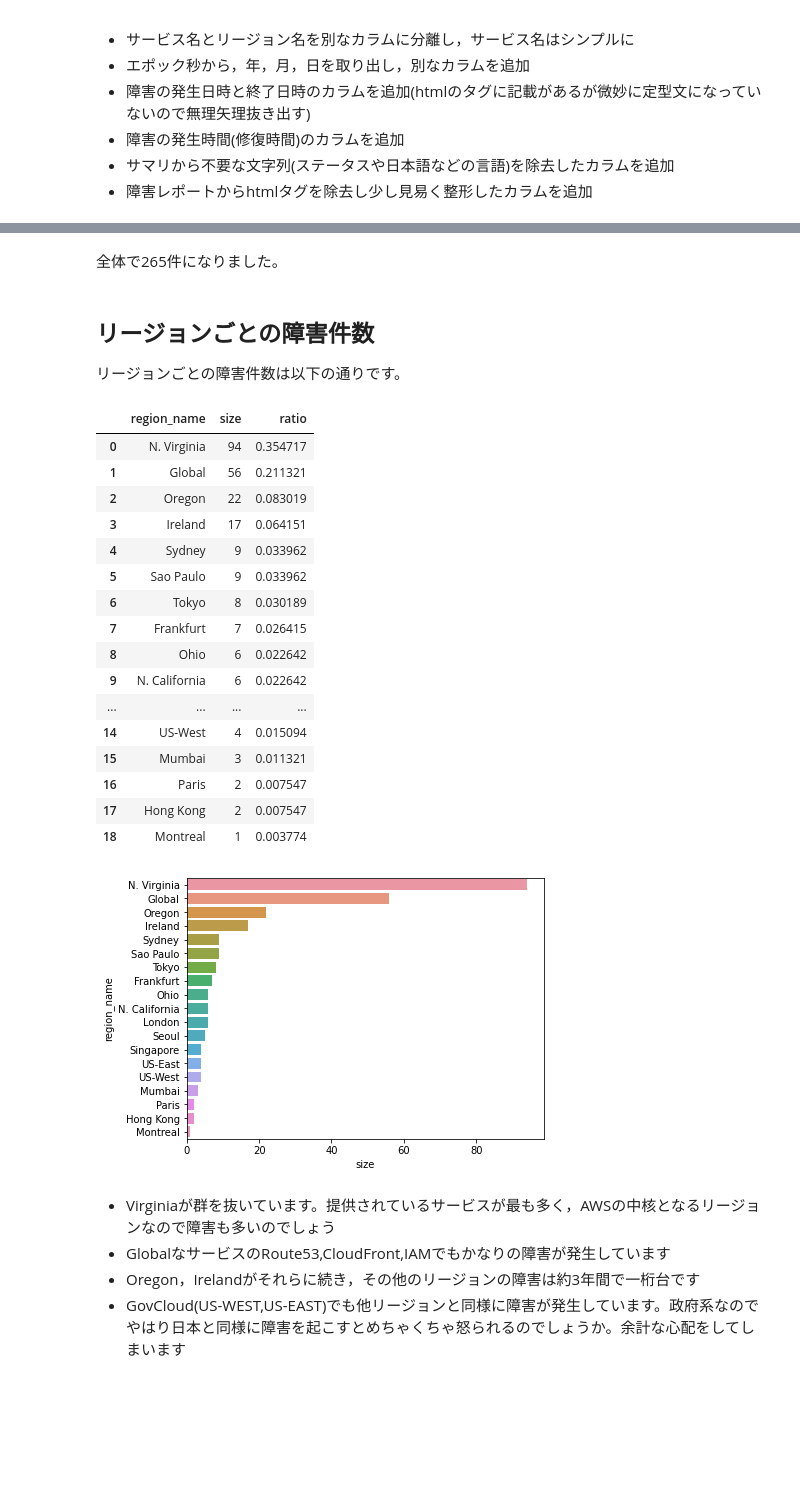
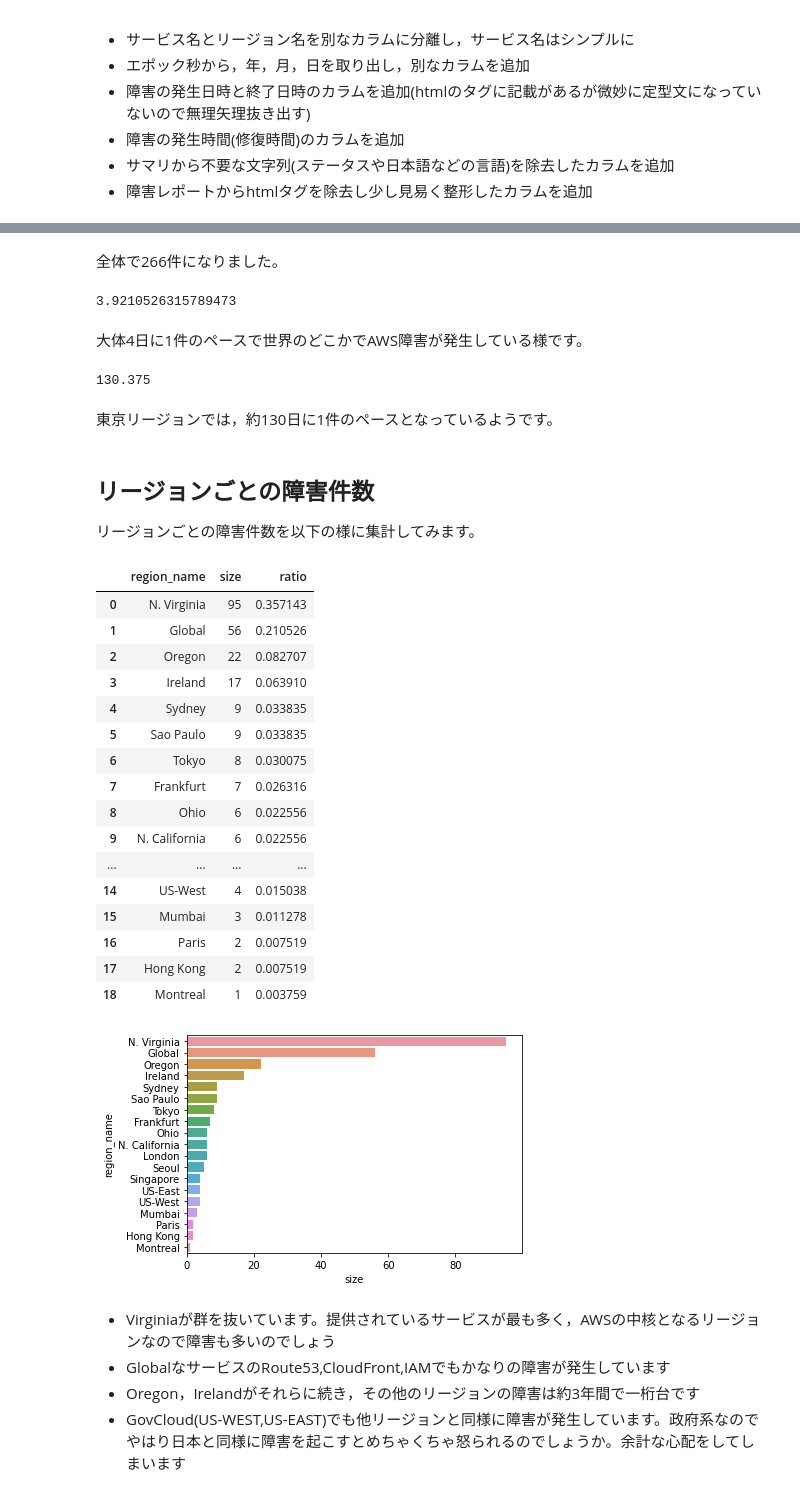
Before and after one commit to rafflesiana/aws-service-health-study, a Jupyter notebook: main.ipynb, the cells around one changed output, grey strips where cells are left out. Drawn from its saved outputs; the diff is of its cells as text; code cells hidden in the pictures; blank space fills up the shorter version.

```diff
--- a/main.ipynb
+++ b/main.ipynb
@@ -96,7 +98,7 @@ def extract_failure_start_end(description):
         )
         > 2
     ):
-        return extract_time(m[0][0]), extract_time(m[-1][1]), 1
+        return extract_time(m[0][0]), extract_time(m[-1][1])
 
     # Most cases
     if (
@@ -105,12 +107,11 @@ def extract_failure_start_end(description):
             description,
         )
     ) and re.match(r"\d{1,2}:\d{2}", m.group(1)):
-        return extract_time(m.group(1)), extract_time(m.group(2)), 2
+        return extract_time(m.group(1)), extract_time(m.group(2))
 
     # Others
     start_time = ""
     end_time = ""
-    pattern = 3
 
     if (
         m := re.match(
@@ -119,7 +120,6 @@ def extract_failure_start_end(description):
         )
     ) :
         start_time = m.group(1)
-        pattern += 1
 
     if (m := re.findall(r"(\d{1,2}:\d{2} ?(?:AM|PM))", description)) :
         if not start_time:
@@ -127,12 +127,10 @@ def extract_failure_start_end(description):
 
         if m[-1] == start_time and len(m) > 2:
             end_time = m[-2]
-            pattern += 1
         else:
             end_time = m[-1]
-            pattern += 2
 
-    return extract_time(start_time), extract_time(end_time), pattern
+    return extract_time(start_time), extract_time(end_time)
 
 
 def parse_time(dt, time):
@@ -183,7 +181,7 @@ def preprocess(df):
     df["simple_service_name"], df["region_name"] = zip(
         *df["service_name"].map(extract_service_name)
     )
-    df["start_time"], df["end_time"], df["pattern_for_debug"] = zip(
+    df["start_time"], df["end_time"] = zip(
         *df["description"].map(extract_failure_start_end)
     )
     df["timezone"] = df["description"].map(
@@ -224,6 +224,6 @@ df
 データセンター障害などで複数のサービスに同時に障害が発生する場合はまとめて1件としてもよさそうです。
 そこで，同一リージョンに同一日に発生した障害は1件として集計してみます。
 # %%
-df_groupby_region_date = df.groupby(["region_name", "iso_date"]).size().reset_index()
+df_groupby_region_date = df.groupby(["region_name", "iso_date"]).size().reset_index().drop(0, axis=1)
 df_groupby_region_date
 # %% [output]
@@ -243,10 +243,23 @@ df_groupby_region_date
-# %% [markdown]
-全体で265件になりました。
+# %% [markdown]
+全体で266件になりました。
+# %%
+td = datetime.now() - datetime(year=2018, month=5, day=10)
+td.days/len(df_groupby_region_date)
+# %% [output]
+3.9210526315789473
+# %% [markdown]
+大体4日に1件のペースで世界のどこかでAWS障害が発生している様です。
+# %%
+td.days/len(df_groupby_region_date[df_groupby_region_date["region_name"] == "Tokyo"])
+# %% [output]
+130.375
+# %% [markdown]
+東京リージョンでは，約130日に1件のペースとなっているようです。
 # %% [markdown]
 ## リージョンごとの障害件数
-リージョンごとの障害件数は以下の通りです。
+リージョンごとの障害件数を以下の様に集計してみます。
 # %%
-df_countby_date = (
+df_countby_region = (
     df_groupby_region_date
     .groupby(["region_name"])
     .size()
@@ -254,33 +267,33 @@ df_countby_date = (
     .sort_values("size", ascending=False)
     .reset_index()
 )
-df_countby_date["ratio"] = (df_countby_date["size"]/df_countby_date["size"].sum())
-df_countby_date.to_csv("countby_date.csv", index=False)
-df_countby_date
+df_countby_region["ratio"] = (df_countby_region["size"]/df_countby_region["size"].sum())
+df_countby_region.to_csv("countby_region.csv", index=False)
+df_countby_region
 # %% [output]
 |  | region_name | size | ratio |
-| 0 | N. Virginia | 94 | 0.354717 |
-| 1 | Global | 56 | 0.211321 |
-| 2 | Oregon | 22 | 0.083019 |
-| 3 | Ireland | 17 | 0.064151 |
-| 4 | Sydney | 9 | 0.033962 |
-| 5 | Sao Paulo | 9 | 0.033962 |
-| 6 | Tokyo | 8 | 0.030189 |
-| 7 | Frankfurt | 7 | 0.026415 |
-| 8 | Ohio | 6 | 0.022642 |
-| 9 | N. California | 6 | 0.022642 |
+| 0 | N. Virginia | 95 | 0.357143 |
+| 1 | Global | 56 | 0.210526 |
+| 2 | Oregon | 22 | 0.082707 |
+| 3 | Ireland | 17 | 0.063910 |
+| 4 | Sydney | 9 | 0.033835 |
+| 5 | Sao Paulo | 9 | 0.033835 |
+| 6 | Tokyo | 8 | 0.030075 |
+| 7 | Frankfurt | 7 | 0.026316 |
+| 8 | Ohio | 6 | 0.022556 |
+| 9 | N. California | 6 | 0.022556 |
 | ... | ... | ... | ... |
-| 14 | US-West | 4 | 0.015094 |
-| 15 | Mumbai | 3 | 0.011321 |
-| 16 | Paris | 2 | 0.007547 |
-| 17 | Hong Kong | 2 | 0.007547 |
-| 18 | Montreal | 1 | 0.003774 |
+| 14 | US-West | 4 | 0.015038 |
+| 15 | Mumbai | 3 | 0.011278 |
+| 16 | Paris | 2 | 0.007519 |
+| 17 | Hong Kong | 2 | 0.007519 |
+| 18 | Montreal | 1 | 0.003759 |
 # %%
-sns.barplot(x=df_countby_date["size"], y=df_countby_date["region_name"])
-plt.savefig('countby_date.png', dpi=300, bbox_inches='tight')
+sns.barplot(x=df_countby_region["size"], y=df_countby_region["region_name"])
+plt.savefig('countby_region.png', dpi=300, bbox_inches='tight')
 plt.show()
 # %% [output]
-[figure, old version]
+[figure, new version]
 # %% [markdown]
 - Virginiaが群を抜いています。提供されているサービスが最も多く，AWSの中核となるリージョンなので障害も多いのでしょう
 - GlobalなサービスのRoute53,CloudFront,IAMでもかなりの障害が発生しています
```
Also changed, not shown: parts of 22 cells of this notebook, 12 other files.
